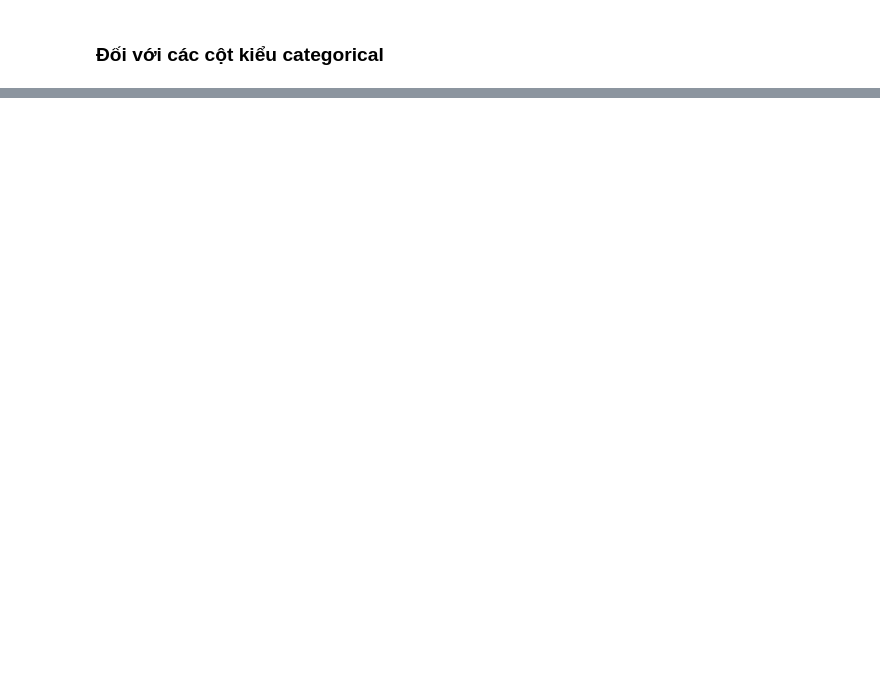
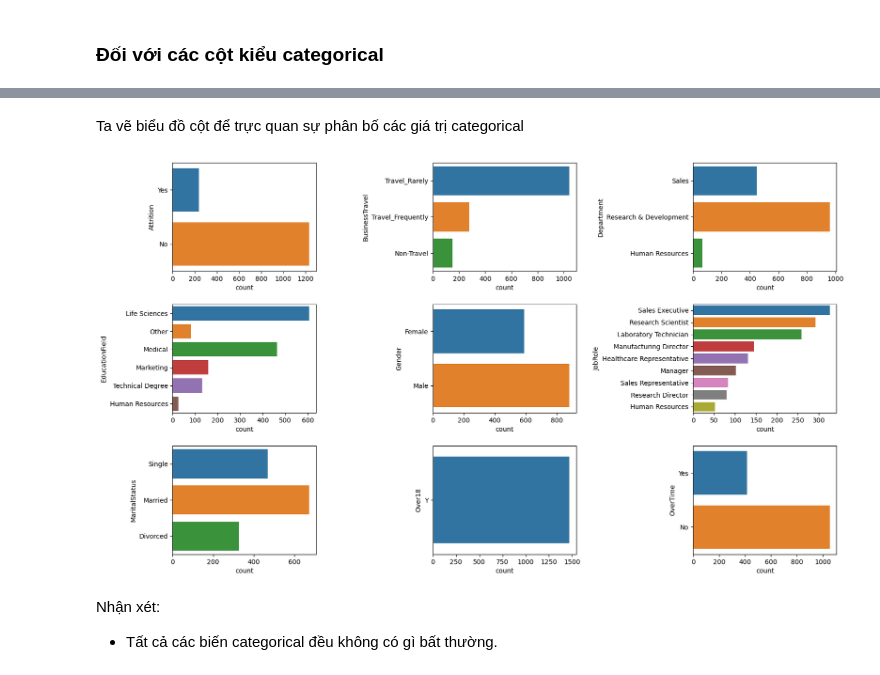
Before and after one commit to HuyHCMUS/DataVisualize-1, a Jupyter notebook: Kham_pha_du_lieu.ipynb, the cells around one changed output, grey strips where cells are left out. Cells and saved outputs as stored; diff of their text form; code cells hidden in the pictures; blank space fills up the shorter version.

```diff
--- a/Kham_pha_du_lieu.ipynb
+++ b/Kham_pha_du_lieu.ipynb
@@ -145,3 +163,18 @@ cat_col_info_df
 |  | Attrition | BusinessTravel | Department | EducationField | Gender | JobRole | MaritalStatus | Over18 | ... |
 | num_values | 2 | 3 | 3 | 6 | 2 | 9 | 3 | 1 | ... |
 | value | No 1233 Yes 237 dtype: int64 | Non-Travel 150 Travel_Frequently ... | Human Resources 63 Research & Dev... | Human Resources 27 Life Sciences ... | Female 588 Male 882 dtype: int64 | Healthcare Representative 131 Hum... | Divorced 327 Married 673 Single 4... | Y 1470 dtype: int64 | ... |
+# %% [markdown]
+Ta vẽ biểu đồ cột để trực quan sự phân bố các giá trị categorical
+# %%
+fig, axs = plt.subplots(3, 3, figsize=(15, 3*3))
+fig.tight_layout(w_pad=15.0, h_pad = 3)
+
+axs = axs.flatten()
+for i, col in enumerate(data.select_dtypes(include=['object']).columns):
+    chart = sns.countplot(data = data, y = col, ax = axs[i])
+plt.show()
+# %% [output]
+[figure, added]
+# %% [markdown]
+Nhận xét:
+- Tất cả các biến categorical đều không có gì bất thường.
```
Also changed, not shown: parts of 5 cells of this notebook, 1 other file.
